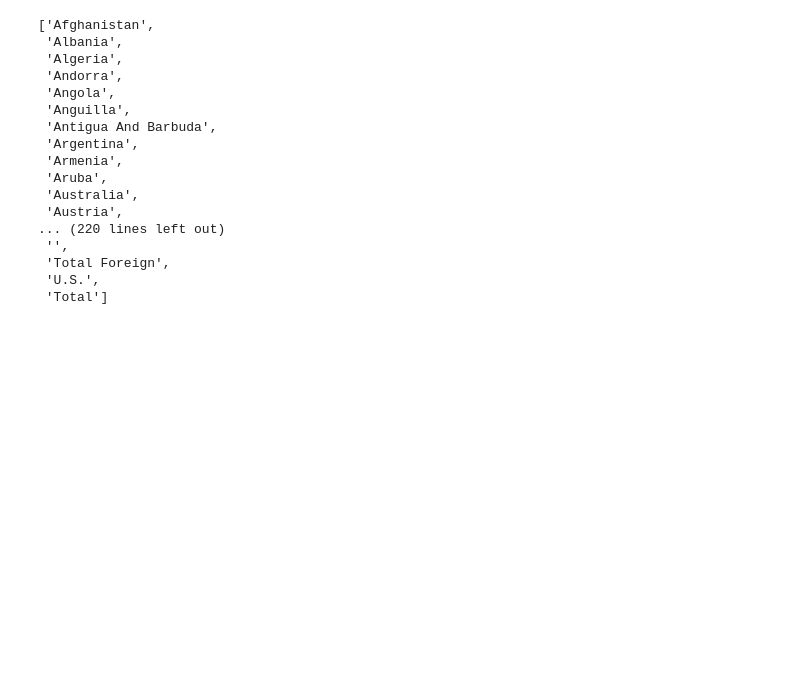
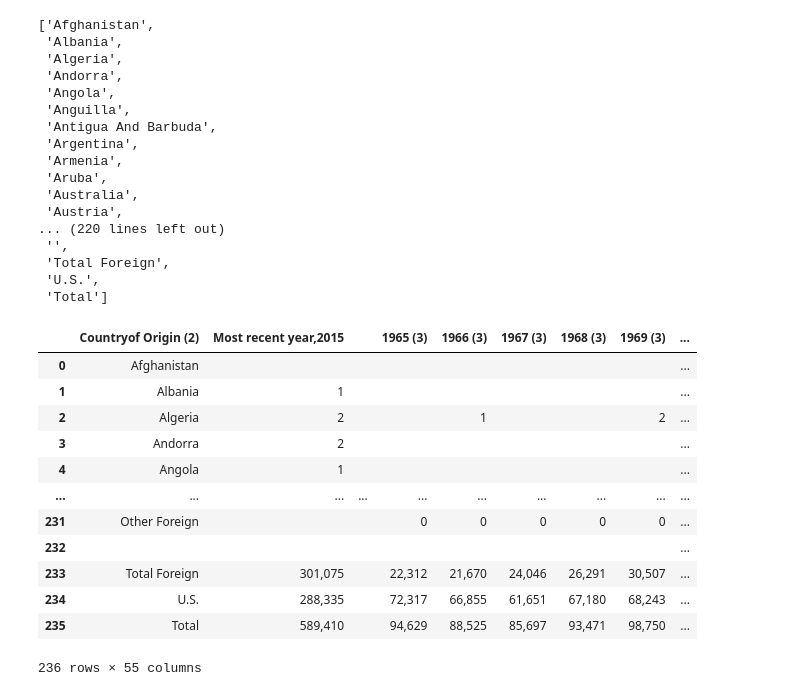
Before and after one commit to DhruvK0/DSC106FinalProj, a Jupyter notebook: patent_scraper.ipynb, the cells around one changed output. Cells and saved outputs as stored; diff of their text form; code cells hidden in the pictures; blank space fills up the shorter version.

```diff
--- a/patent_scraper.ipynb
+++ b/patent_scraper.ipynb
@@ -410,0 +432,16 @@ df.to_csv('patents.csv', index=False)
+# %%
+data
+# %% [output]
+|  | Countryof Origin (2) | Most recent year,2015 |  | 1965 (3) | 1966 (3) | 1967 (3) | 1968 (3) | 1969 (3) | ... |
+| 0 | Afghanistan |  |  |  |  |  |  |  | ... |
+| 1 | Albania | 1 |  |  |  |  |  |  | ... |
+| 2 | Algeria | 2 |  |  | 1 |  |  | 2 | ... |
+| 3 | Andorra | 2 |  |  |  |  |  |  | ... |
+| 4 | Angola | 1 |  |  |  |  |  |  | ... |
+| ... | ... | ... | ... | ... | ... | ... | ... | ... | ... |
+| 231 | Other Foreign |  |  | 0 | 0 | 0 | 0 | 0 | ... |
+| 232 |  |  |  |  |  |  |  |  | ... |
+| 233 | Total Foreign | 301,075 |  | 22,312 | 21,670 | 24,046 | 26,291 | 30,507 | ... |
+| 234 | U.S. | 288,335 |  | 72,317 | 66,855 | 61,651 | 67,180 | 68,243 | ... |
+| 235 | Total | 589,410 |  | 94,629 | 88,525 | 85,697 | 93,471 | 98,750 | ... |
+236 rows × 55 columns
```
Also changed, not shown: parts of 11 cells of this notebook, 1 other file.
